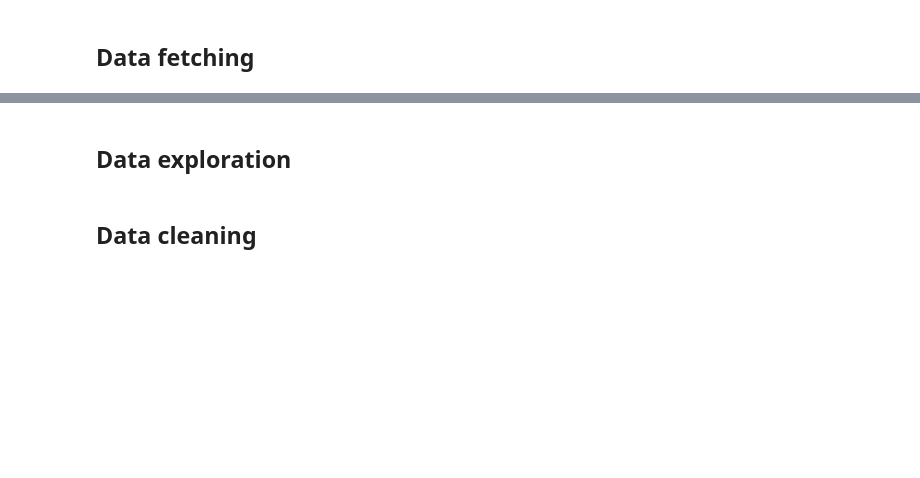
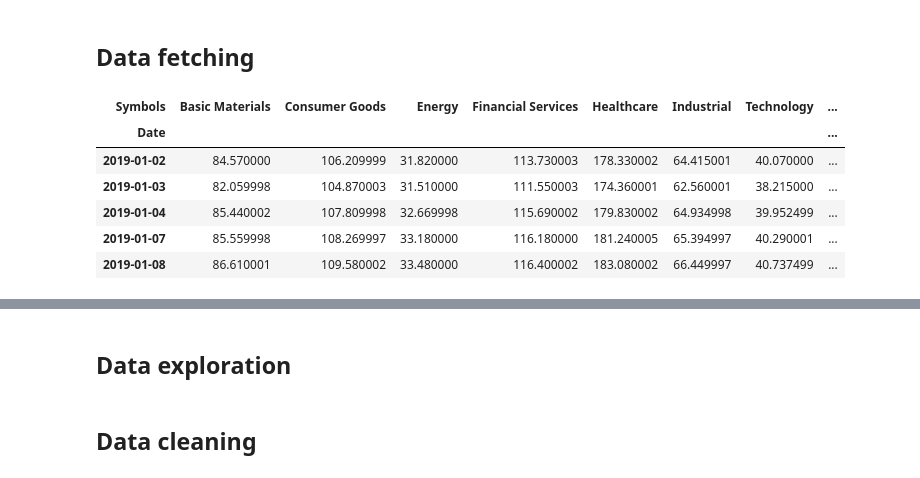
Before and after one commit to Romeo-LEON/hackathon-beihang-university, a Jupyter notebook: Code/Hackathon.ipynb, the cells around one changed output, grey strips where cells are left out. Cells and saved outputs as stored; diff of their text form; code cells hidden in the pictures; blank space fills up the shorter version.

```diff
--- a/Code/Hackathon.ipynb
+++ b/Code/Hackathon.ipynb
@@ -11,2 +16,23 @@ from pandas_datareader import data as pdr
 # %% [markdown]
 ## Data fetching
+# %%
+#Fetch the stocks we are interested
+tickers = ['IYM', 'IYK','IYE','IYG','IYH','IYJ','IYW','IYZ','IDU']
+
+data = pdr.DataReader(tickers, data_source='yahoo', start='2019-01-01', end='2021-06-22')
+
+data = data['Close']
+
+data.rename(columns={"IYM": "Basic Materials", "IYK": "Consumer Goods", "IYE": "Energy", "IYG": "Financial Services", "IYH": "Healthcare", "IYJ": "Industrial", "IYW":"Technology", "IYZ": "Telecommunications", "IDU": "Utilities"},inplace=True)
+
+data.to_csv('data_close.csv')
+
+data.head()
+# %% [output]
+| Symbols | Basic Materials | Consumer Goods | Energy | Financial Services | Healthcare | Industrial | Technology | ... |
+| Date |  |  |  |  |  |  |  | ... |
+| 2019-01-02 | 84.570000 | 106.209999 | 31.820000 | 113.730003 | 178.330002 | 64.415001 | 40.070000 | ... |
+| 2019-01-03 | 82.059998 | 104.870003 | 31.510000 | 111.550003 | 174.360001 | 62.560001 | 38.215000 | ... |
+| 2019-01-04 | 85.440002 | 107.809998 | 32.669998 | 115.690002 | 179.830002 | 64.934998 | 39.952499 | ... |
+| 2019-01-07 | 85.559998 | 108.269997 | 33.180000 | 116.180000 | 181.240005 | 65.394997 | 40.290001 | ... |
+| 2019-01-08 | 86.610001 | 109.580002 | 33.480000 | 116.400002 | 183.080002 | 66.449997 | 40.737499 | ... |
```
Also changed, not shown: parts of 14 cells of this notebook, 2 other files.
